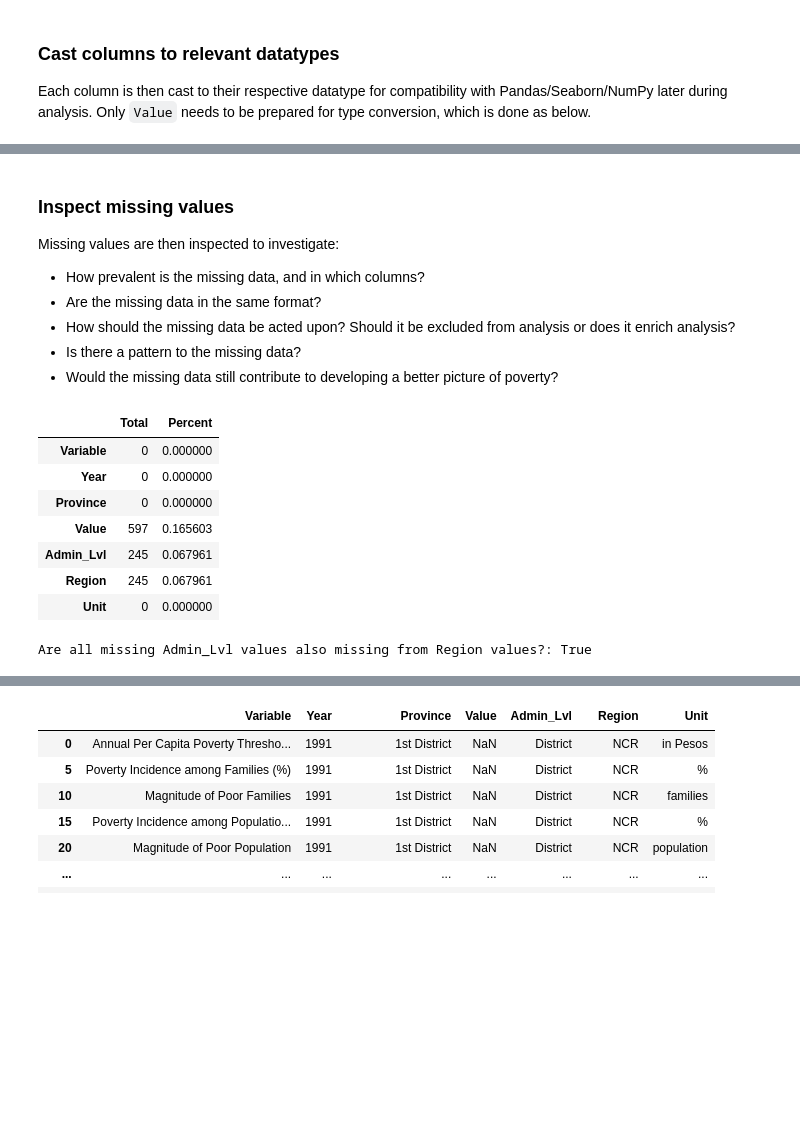
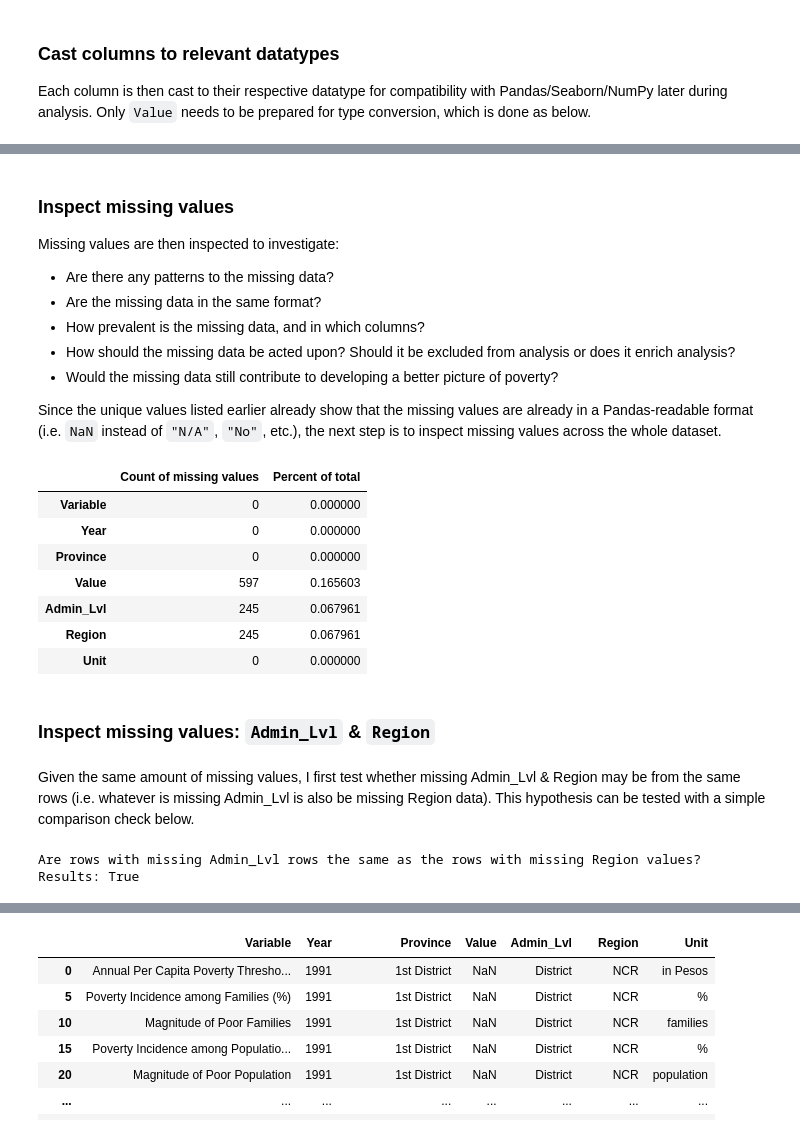
Before and after one commit to IrishMorales/ph-poverty-statistics, a Jupyter notebook: ph-poverty-statistics.ipynb, the cells around one changed output, grey strips where cells are left out. Saved outputs shown, nothing was run; the diff lists cells and outputs as text; code cells hidden in the pictures; blank space fills up the shorter version.

````diff
--- a/ph-poverty-statistics.ipynb
+++ b/ph-poverty-statistics.ipynb
@@ -26,0 +10,6 @@ df
+# %%
+input_df = pd.read_csv('povstat_processed.csv')
+
+# Copy of df for all processing and analysis, original input_df kept as backup
+df = input_df.copy()
+df
@@ -220,18 +207,23 @@ memory usage: 80.4 KB
 # %% [markdown]
 ### Inspect missing values
 Missing values are then inspected to investigate:
+- Are there any patterns to the missing data?
+- Are the missing data in the same format?
 - How prevalent is the missing data, and in which columns?
-- Are the missing data in the same format?
 - How should the missing data be acted upon? Should it be excluded from analysis or does it enrich analysis?
-- Is there a pattern to the missing data?
 - Would the missing data still contribute to developing a better picture of poverty?
+
+Since the unique values listed earlier already show that the missing values are already in a Pandas-readable format (i.e. ```NaN``` instead of ```"N/A"```, ```"No"```, etc.), the next step is to inspect missing values across the whole dataset.
 # %%
 # Show total of missing values per column
-total = df.isna().sum()
-percent = (df.isna().sum()/df.isna().count())
-pd.concat([total, percent], axis=1, keys=['Total', 'Percent'])
+missing_count = df.isna().sum()
+missing_percent = (df.isna().sum()/df.isna().count())
+
+pd.concat([missing_count, missing_percent],
+          axis=1,
+          keys=['Count of missing values', 'Percent of total'])
 # %% [output]
-|  | Total | Percent |
+|  | Count of missing values | Percent of total |
 | Variable | 0 | 0.000000 |
 | Year | 0 | 0.000000 |
 | Province | 0 | 0.000000 |
@@ -239,13 +231,20 @@ pd.concat([total, percent], axis=1, keys=['Total', 'Percent'])
 | Admin_Lvl | 245 | 0.067961 |
 | Region | 245 | 0.067961 |
 | Unit | 0 | 0.000000 |
+# %% [markdown]
+### Inspect missing values: ```Admin_Lvl``` & ```Region```
+# %% [markdown]
+Given the same amount of missing values, I first test whether missing Admin_Lvl & Region may be from the same rows (i.e. whatever is missing Admin_Lvl is also be missing Region data). This hypothesis can be tested with a simple comparison check below.
 # %%
 # Investigate missing Admin_Lvl & Region values
-# The missing values above may be linked to missing location information,
-# thus this is tested by comparing rows with missing Admin_Lvl & Region data
+
+# Extract rows with missing Admin_Lvl
 missing_admin = df[df['Admin_Lvl'].isna()]
+# Extract rows with missing Region
 missing_region = df[df['Region'].isna()]
 
-print(f"Are all missing Admin_Lvl values also missing from Region values?: {missing_admin.equals(missing_region)}")
+print("Are rows with missing Admin_Lvl rows the same as the rows with missing Region values?")
+print(f"Results: {missing_admin.equals(missing_region)}")
 # %% [output]
-Are all missing Admin_Lvl values also missing from Region values?: True
+Are rows with missing Admin_Lvl rows the same as the rows with missing Region values?
+Results: True
````
Also changed, not shown: parts of 11 cells of this notebook.
